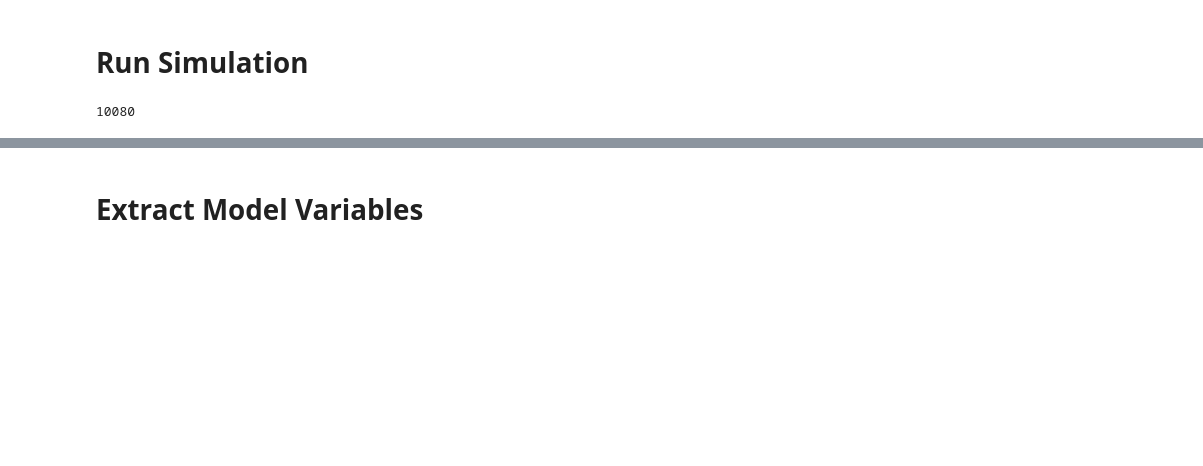
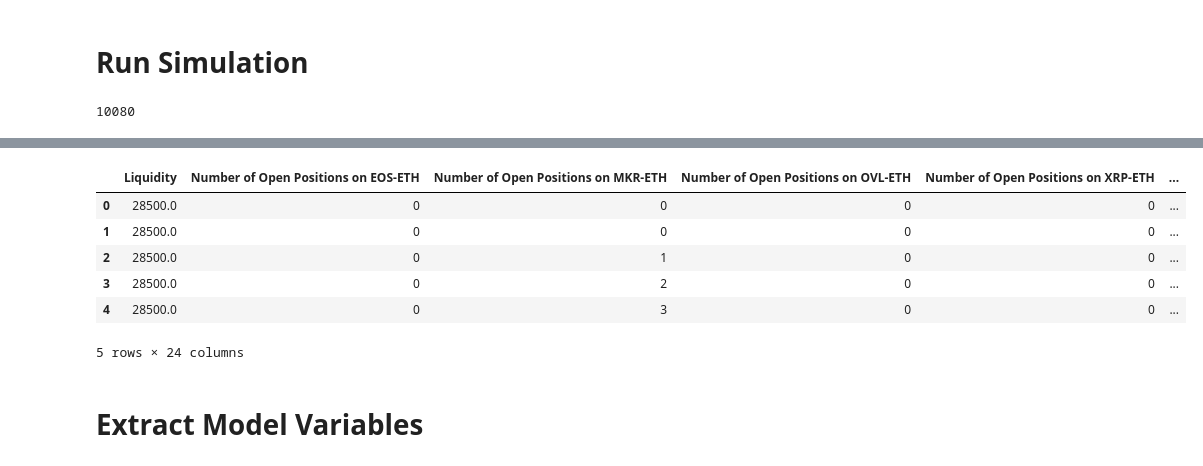
Before and after one commit to overlay-market/overlay-monetary, a Jupyter notebook: notebooks/Agent Based Simulation Long-Run Analysis with Snipers and Liquidators (1m data quoted in ETH).ipynb, the cells around one changed output, grey strips where cells are left out. Cells and saved outputs as stored; diff of their text form; code cells hidden in the pictures; blank space fills up the shorter version.

```diff
--- a/notebooks/Agent Based Simulation Long-Run Analysis with Snipers and Liquidators (1m data quoted in ETH).ipynb
+++ b/notebooks/Agent Based Simulation Long-Run Analysis with Snipers and Liquidators (1m data quoted in ETH).ipynb
@@ -374,5 +374,18 @@ open positions on XRP-ETH = 21
 # %%
 monetary_model.run_steps(500, use_tqdm=True)
+# %%
+hdf5_model_variables = monetary_model.data_collector.hdf5_file.get('MODEL_VARIABLES')
+# %%
+df = pd.DataFrame({name: np.array(dataset) for name, dataset in hdf5_model_variables.items()})
+df.head()
+# %% [output]
+|  | Liquidity | Number of Open Positions on EOS-ETH | Number of Open Positions on MKR-ETH | Number of Open Positions on OVL-ETH | Number of Open Positions on XRP-ETH | ... |
+| 0 | 28500.0 | 0 | 0 | 0 | 0 | ... |
+| 1 | 28500.0 | 0 | 0 | 0 | 0 | ... |
+| 2 | 28500.0 | 0 | 1 | 0 | 0 | ... |
+| 3 | 28500.0 | 0 | 2 | 0 | 0 | ... |
+| 4 | 28500.0 | 0 | 3 | 0 | 0 | ... |
+5 rows × 24 columns
 # %% [markdown]
 # Extract Model Variables
 # %%
```
Also changed, not shown: parts of 17 cells of this notebook, 3 other files.
